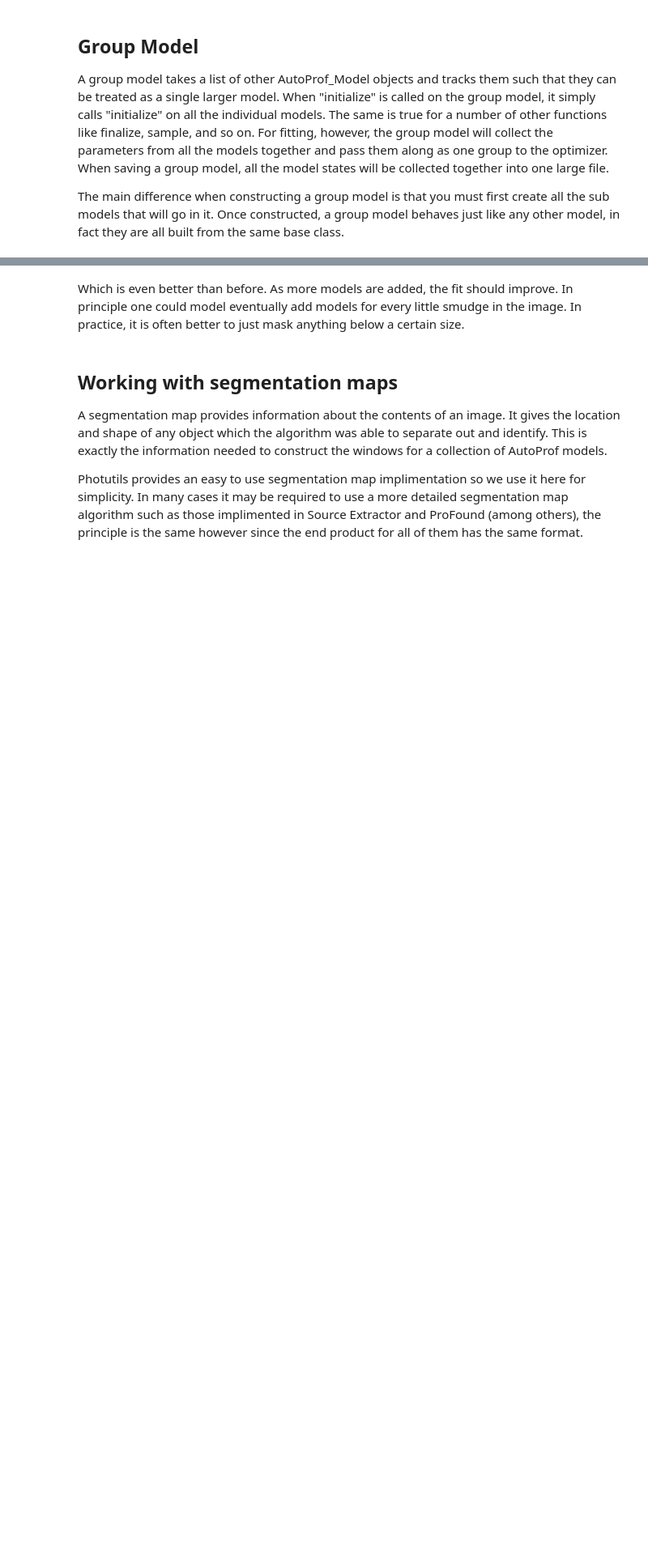
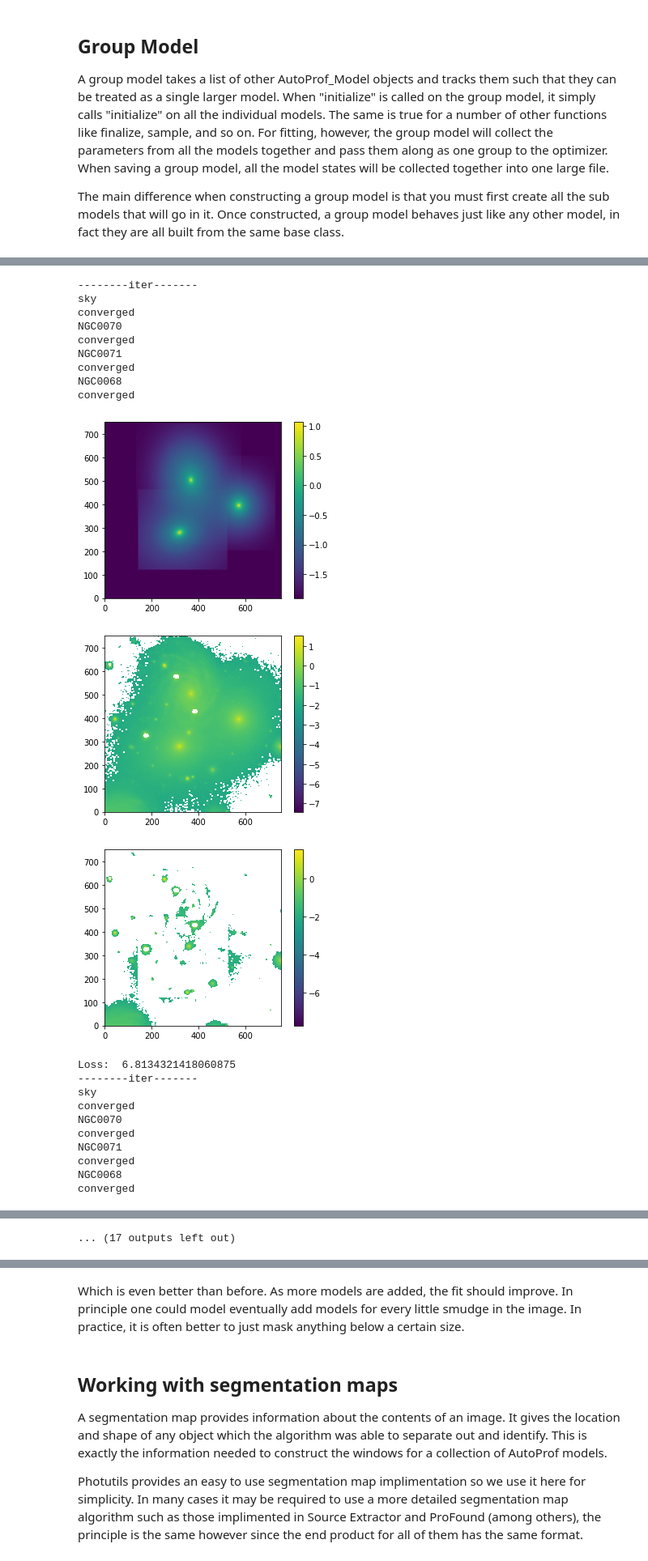
Before and after one commit to Autostronomy/AstroPhot, a Jupyter notebook: docs/tutorials/GroupModels.ipynb, the cells around one changed output, grey strips where cells are left out. Shown at 81% size. Saved outputs shown, nothing was run; the diff lists cells and outputs as text; code cells hidden in the pictures; blank space fills up the shorter version.

Commit message:
added new fitting method which iteratively applies other fitting methods

```diff
--- a/docs/tutorials/GroupModels.ipynb
+++ b/docs/tutorials/GroupModels.ipynb
@@ -85,4 +93,27 @@ plt.show()
 # %%
 # Allow AutoProf to fit the target image with all 3 models simultaneously. In total this is about 80 parameters!
-result = ap.fit.LM(VV166Group, verbose = 1).fit()
+result = ap.fit.Iter(VV166Group, method = ap.fit.LM, verbose = 1).fit()
 print(result.message)
+# %% [output]
+--------iter-------
+sky
+converged
+NGC0070
+converged
+NGC0071
+converged
+NGC0068
+converged
+[figure, added]
+[figure, added]
+[figure, added]
+Loss:  6.8134321418060875
+--------iter-------
+sky
+converged
+NGC0070
+converged
+NGC0071
+converged
+NGC0068
+converged
@@ -89,3 +136,4 @@ print(result.message)
+... (17 outputs left out)
 # %%
 # Now we can see what the fitting has produced
 fig5, ax5 = plt.subplots(1,3,figsize = (17,5))
```
Also changed, not shown: parts of 9 cells of this notebook, 4 other files.
